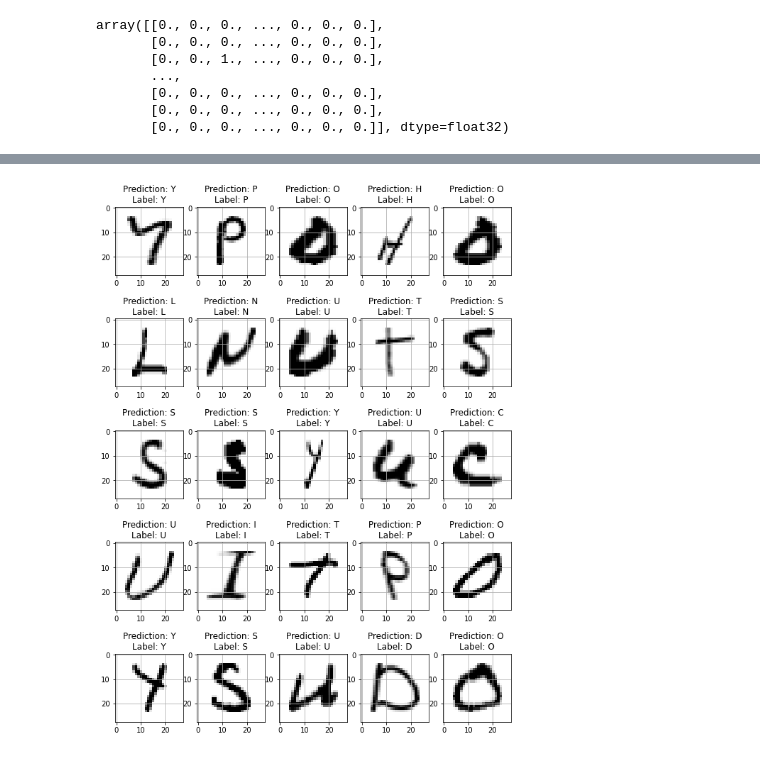
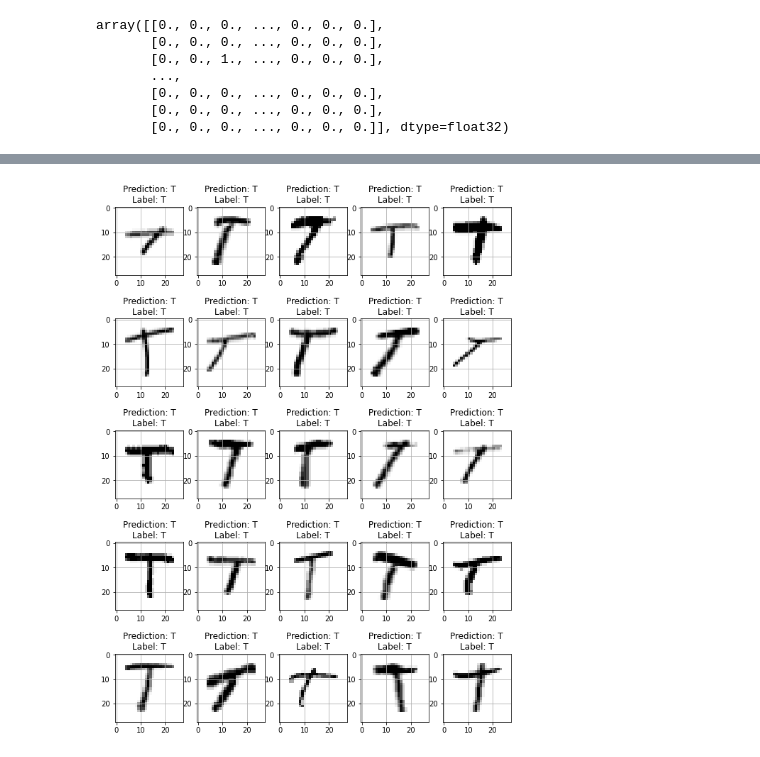
Before and after one commit to MRifqiFz/DidowML, a Jupyter notebook: az_model.ipynb, the cells around one changed output, grey strips where cells are left out. Cells and saved outputs as stored; diff of their text form; code cells hidden in the pictures.

```diff
--- a/az_model.ipynb
+++ b/az_model.ipynb
@@ -75,10 +75,11 @@ model = tf.keras.Sequential([
     tf.keras.layers.MaxPooling2D(2,2),
     tf.keras.layers.Conv2D(64, 3, activation='relu'),
     tf.keras.layers.MaxPooling2D(2, 2),
-    tf.keras.layers.Dropout(0.25),
+    tf.keras.layers.Conv2D(64, 3, activation='relu'),
+    tf.keras.layers.MaxPooling2D(2, 2),
+    tf.keras.layers.Dropout(0.2),
     tf.keras.layers.Flatten(),
     tf.keras.layers.Dense(128, activation='relu'),
-    tf.keras.layers.Dropout(0.5),
     tf.keras.layers.Dense(26, activation='softmax')
 ])
 
@@ -103,5 +104,5 @@ Trainable params: 227,098
 Non-trainable params: 0
 _________________________________________________________________
 # %%
-history = model.fit(x_train, y_train, validation_split = 0.2, epochs = 50, batch_size=256, verbose=1)
+history = model.fit(x_train, y_train, validation_split = 0.2, epochs = 20, verbose=1)
 # %% [output]
@@ -170,12 +171,18 @@ array([[0., 0., 0., ..., 0., 0., 0.],
        [0., 0., 0., ..., 0., 0., 0.],
        [0., 0., 0., ..., 0., 0., 0.],
        [0., 0., 0., ..., 0., 0., 0.]], dtype=float32)
+# %%
+list_letters = []
+for i in range(len(y_test)):
+    ltr = letters[np.argmax(y_test[i])]
+    if ltr == 'T':
+        list_letters.append(i)
 # %%
 fig, axes = plt.subplots(5,5, figsize=(10,14))
 axes = axes.flatten()
 
 for i,ax in enumerate(axes):
-    n = random.randint(0, len(x_test))
+    n = list_letters[i]
     img = np.reshape(x_test[n], (28,28))
     # img = np.fliplr(img)
     # img = np.rot90(img)
@@ -205,2 +212,2 @@ for i,ax in enumerate(axes):
-[figure, old version]
+[figure, new version]
 # %%
```
Also changed, not shown: parts of 9 cells of this notebook.
